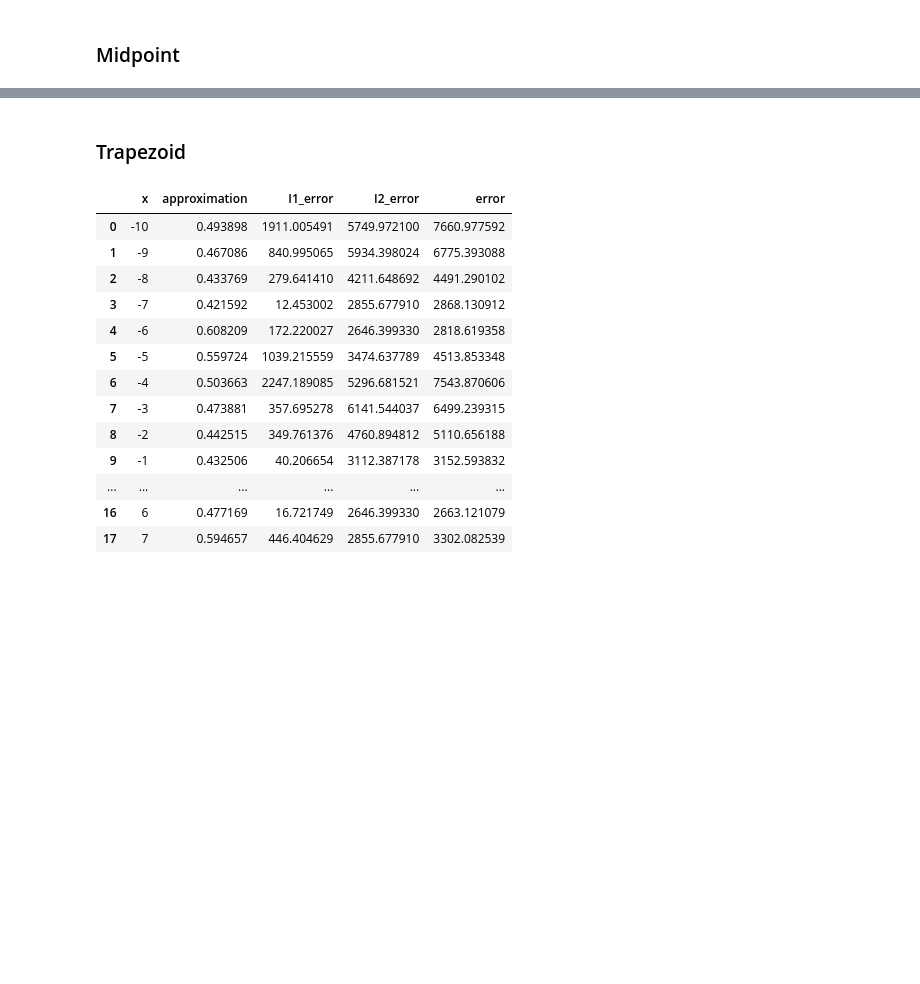
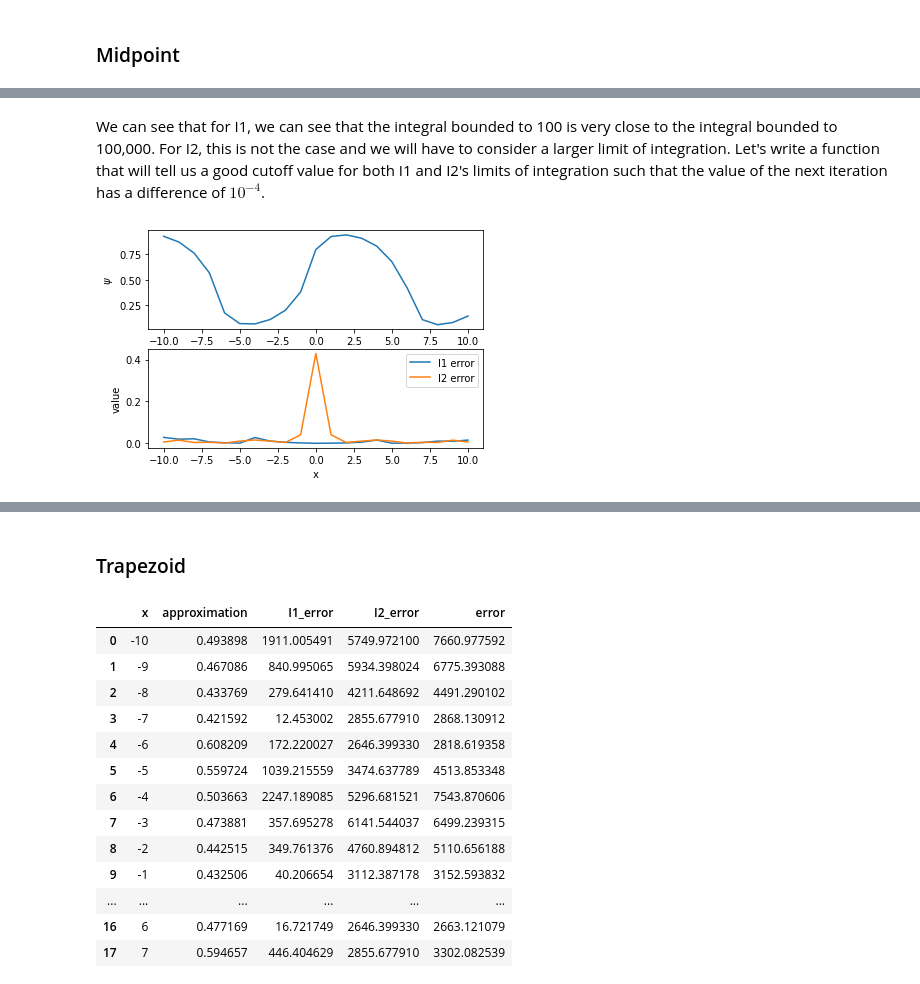
Before and after one commit to VijayStroup/ns-quadrature, a Jupyter notebook: nerve_quadrature.ipynb, the cells around one changed output, grey strips where cells are left out. Cells and saved outputs as stored; diff of their text form; code cells hidden in the pictures; blank space fills up the shorter version.

```diff
--- a/nerve_quadrature.ipynb
+++ b/nerve_quadrature.ipynb
@@ -391,4 +426,13 @@ def solve_midpoint():
 
     return x_used, approximations, errors
 # %%
-x_used, approximations, errors = solve_midpoint()
+x_used, approximations, errors = solve_midpoint(1, np.arange(-10, 11), 1e-4)
+# %%
+middf = pd.DataFrame({
+    'x': x_used,
+    'approximation': approximations,
+    'I1_error': np.array(errors)[:,0],
+    'I2_error': np.array(errors)[:,1],
+    'error': np.array(errors)[:,0] + np.array(errors)[:,1]
+})
+middf
@@ -394,0 +457,10 @@ x_used, approximations, errors = solve_midpoint()
+# %% [markdown]
+We can see that for I1, we can see that the integral bounded to 100 is very close
+to the integral bounded to 100,000. For I2, this is not the case and we will have
+to consider a larger limit of integration. Let's write a function that will tell
+us a good cutoff value for both I1 and I2's limits of integration such that the
+value of the next iteration has a difference of $10^{-4}$.
+# %%
+plot_results(middf)
+# %% [output]
+[figure, added]
```
Also changed, not shown: parts of 35 cells of this notebook.
